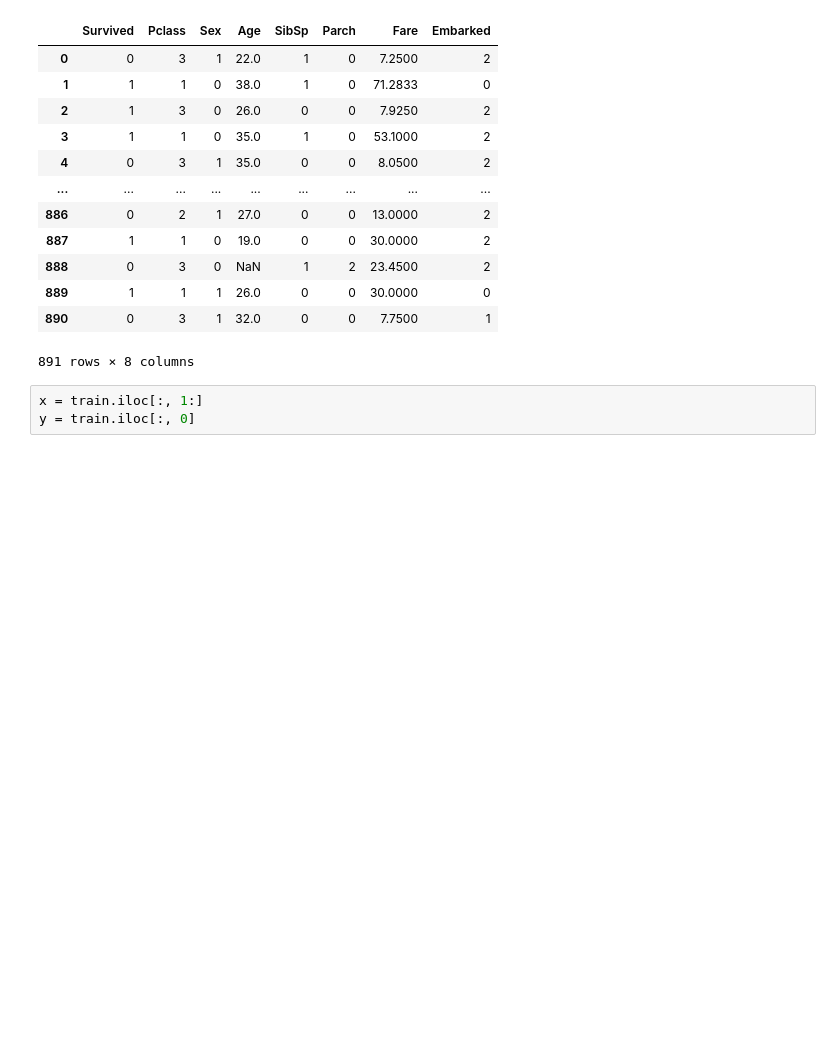
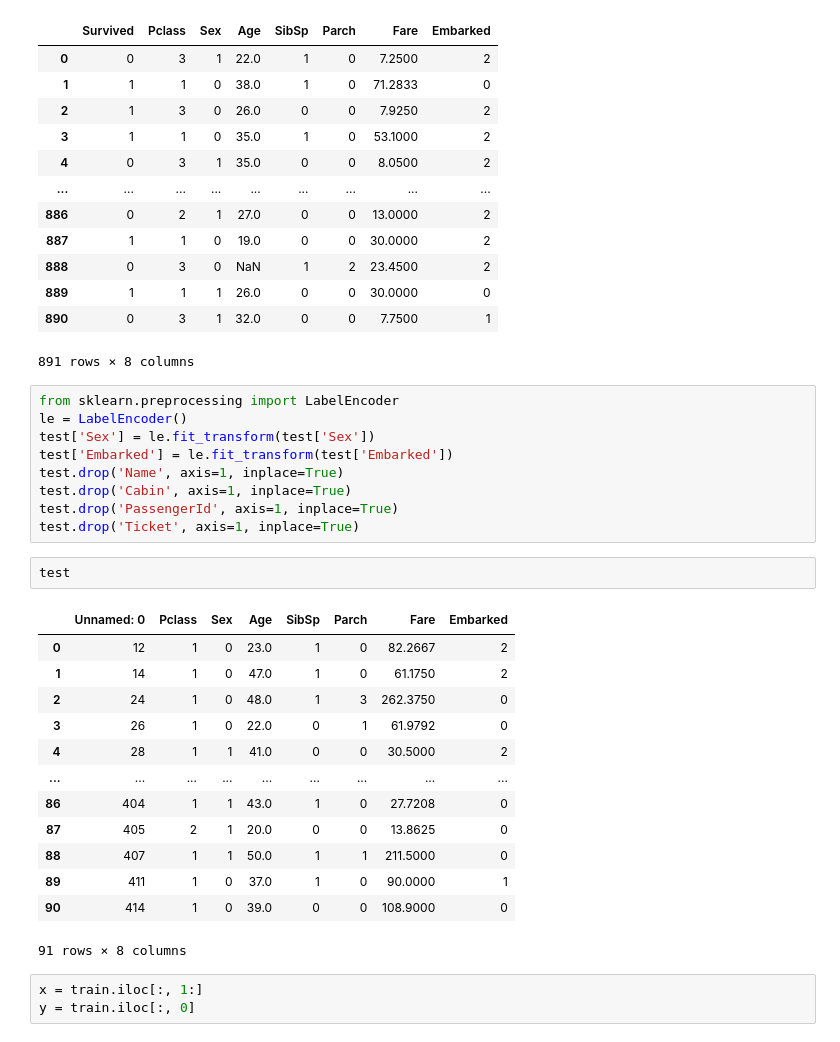
Before and after one commit to Jhonisnotreal/Titanic-ML, a Jupyter notebook: ML-Model.ipynb, the cells around one changed output. Drawn from its saved outputs; the diff is of its cells as text; blank space fills up the shorter version.

```diff
--- a/ML-Model.ipynb
+++ b/ML-Model.ipynb
@@ -71,6 +68,31 @@ train
 | 889 | 1 | 1 | 1 | 26.0 | 0 | 0 | 30.0000 | 0 |
 | 890 | 0 | 3 | 1 | 32.0 | 0 | 0 | 7.7500 | 1 |
 891 rows × 8 columns
+# %%
+from sklearn.preprocessing import LabelEncoder
+le = LabelEncoder()
+test['Sex'] = le.fit_transform(test['Sex'])
+test['Embarked'] = le.fit_transform(test['Embarked'])
+test.drop('Name', axis=1, inplace=True)
+test.drop('Cabin', axis=1, inplace=True)
+test.drop('PassengerId', axis=1, inplace=True)
+test.drop('Ticket', axis=1, inplace=True)
+# %%
+test
+# %% [output]
+|  | Unnamed: 0 | Pclass | Sex | Age | SibSp | Parch | Fare | Embarked |
+| 0 | 12 | 1 | 0 | 23.0 | 1 | 0 | 82.2667 | 2 |
+| 1 | 14 | 1 | 0 | 47.0 | 1 | 0 | 61.1750 | 2 |
+| 2 | 24 | 1 | 0 | 48.0 | 1 | 3 | 262.3750 | 0 |
+| 3 | 26 | 1 | 0 | 22.0 | 0 | 1 | 61.9792 | 0 |
+| 4 | 28 | 1 | 1 | 41.0 | 0 | 0 | 30.5000 | 2 |
+| ... | ... | ... | ... | ... | ... | ... | ... | ... |
+| 86 | 404 | 1 | 1 | 43.0 | 1 | 0 | 27.7208 | 0 |
+| 87 | 405 | 2 | 1 | 20.0 | 0 | 0 | 13.8625 | 0 |
+| 88 | 407 | 1 | 1 | 50.0 | 1 | 1 | 211.5000 | 0 |
+| 89 | 411 | 1 | 0 | 37.0 | 1 | 0 | 90.0000 | 1 |
+| 90 | 414 | 1 | 0 | 39.0 | 0 | 0 | 108.9000 | 0 |
+91 rows × 8 columns
 # %%
 x = train.iloc[:, 1:]
 y = train.iloc[:, 0]
```
Also changed, not shown: parts of 20 cells of this notebook.
